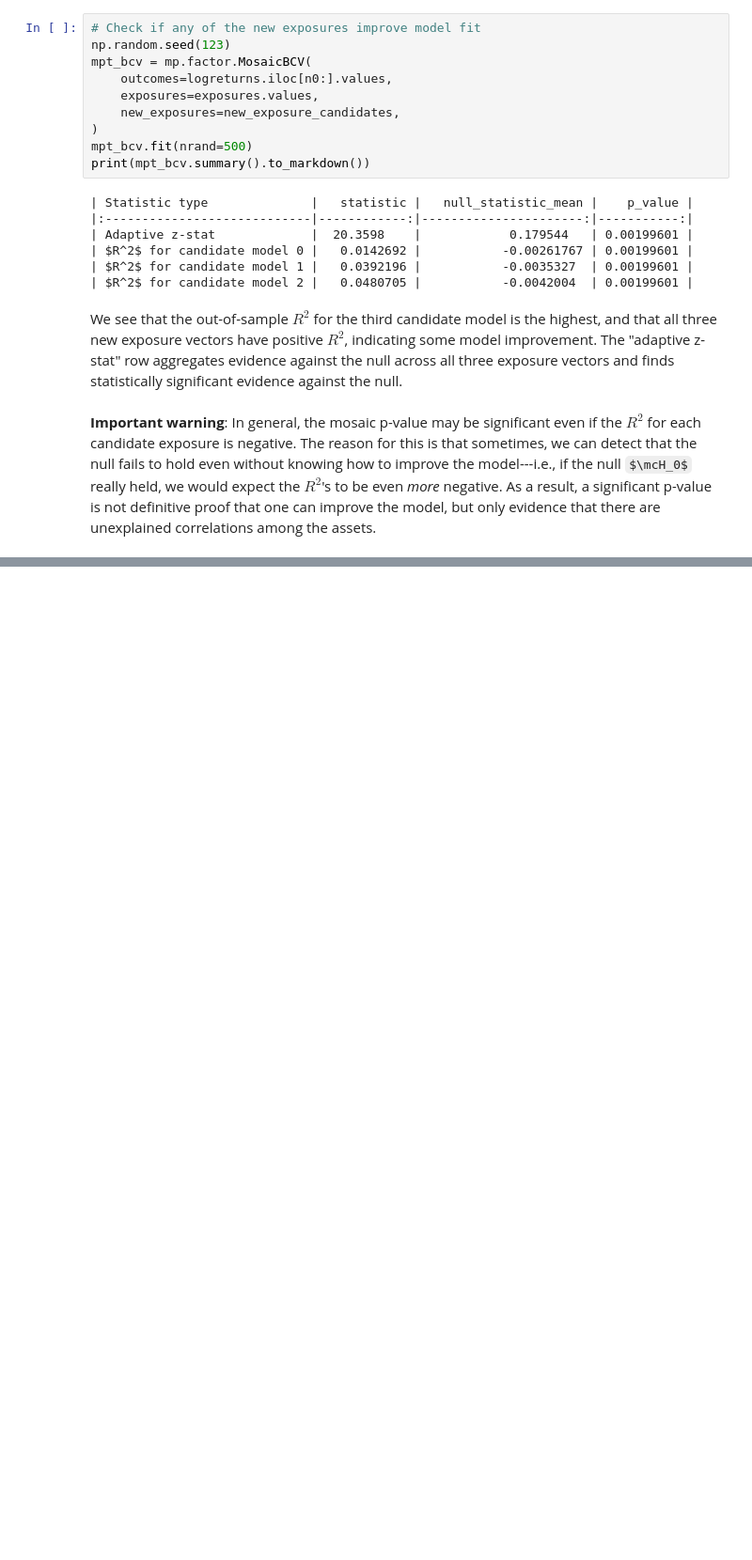
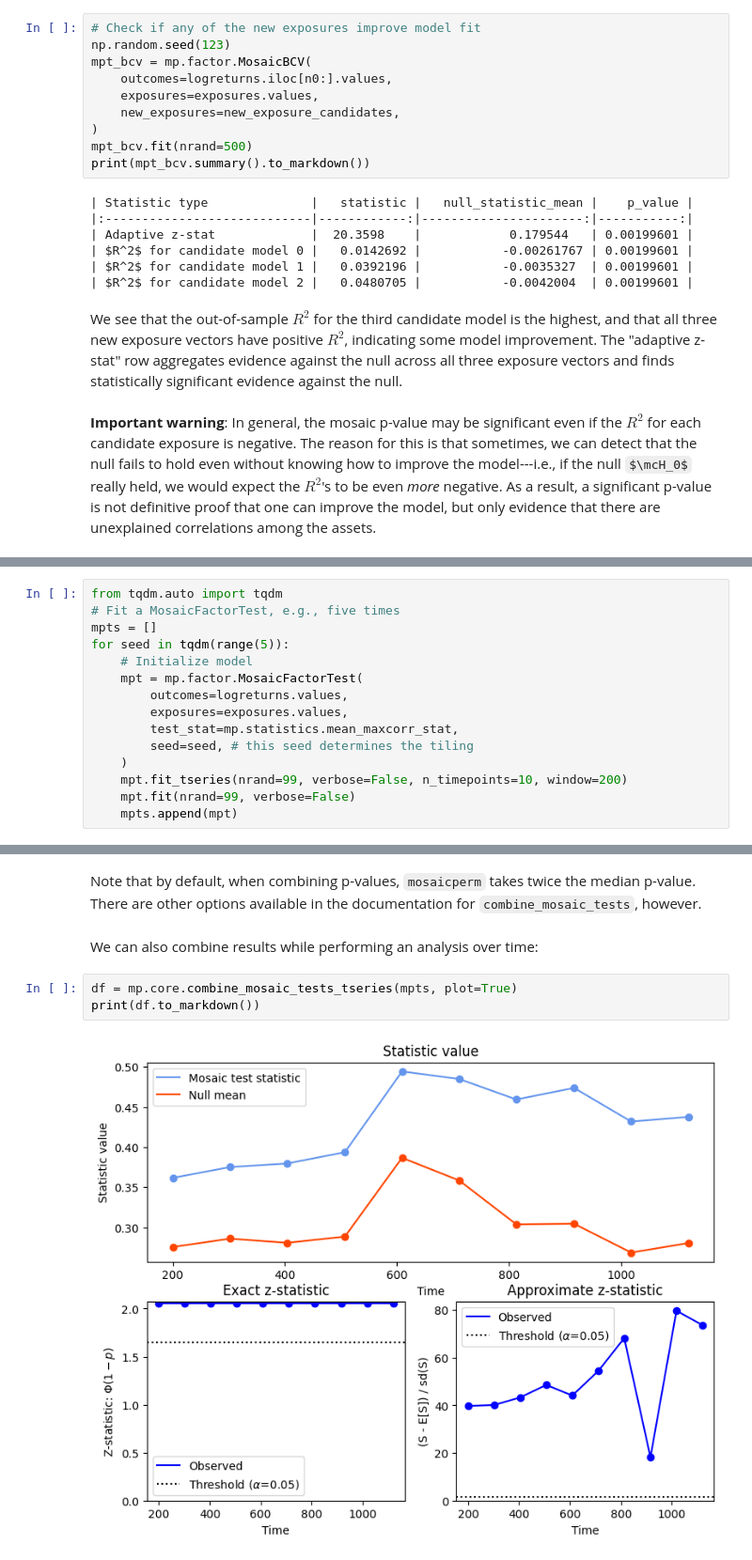
Before and after one commit to amspector100/mosaicperm, a Jupyter notebook: docs/source/factor_tutorial.ipynb, the cells around one changed output, grey strips where cells are left out. Shown at 94% size. Cells and saved outputs as stored; diff of their text form; some formulas as TeX source; blank space fills up the shorter version.

```diff
--- a/docs/source/factor_tutorial.ipynb
+++ b/docs/source/factor_tutorial.ipynb
@@ -266,0 +271,15 @@ We see that the out-of-sample $R^2$ for the third candidate model is the highest
+# %%
+from tqdm.auto import tqdm
+# Fit a MosaicFactorTest, e.g., five times
+mpts = []
+for seed in tqdm(range(5)):
+    # Initialize model
+    mpt = mp.factor.MosaicFactorTest(
+        outcomes=logreturns.values,
+        exposures=exposures.values,
+        test_stat=mp.statistics.mean_maxcorr_stat,
+        seed=seed, # this seed determines the tiling
+    )
+    mpt.fit_tseries(nrand=99, verbose=False, n_timepoints=10, window=200)
+    mpt.fit(nrand=99, verbose=False)
+    mpts.append(mpt)
@@ -266,0 +312,9 @@ We see that the out-of-sample $R^2$ for the third candidate model is the highest
+# %% [markdown]
+Note that by default, when combining p-values, ``mosaicperm`` takes twice the median p-value. There are other options available in the documentation for ``combine_mosaic_tests``, however.
+# %% [markdown]
+We can also combine results while performing an analysis over time:
+# %%
+df = mp.core.combine_mosaic_tests_tseries(mpts, plot=True)
+print(df.to_markdown())
+# %% [output]
+[figure, added]
```
Also changed, not shown: parts of 7 cells of this notebook, 9 other files.
